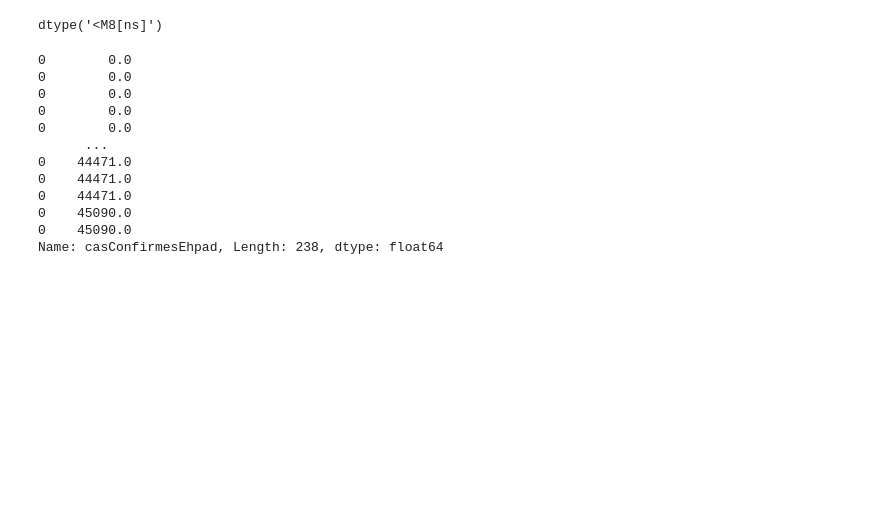
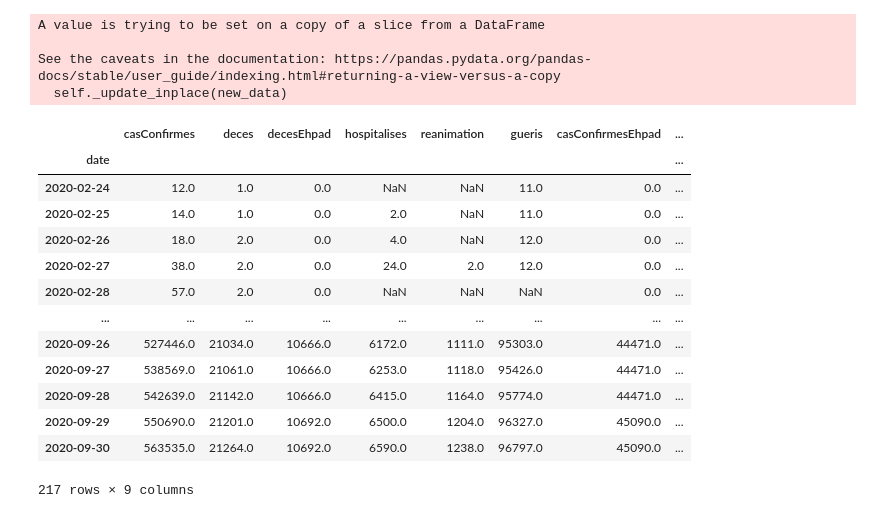
Before and after one commit to sailab-code/learning-sidarthe, a Jupyter notebook: data/dati-fr/process_fr_data.ipynb, the cells around one changed output. Drawn from its saved outputs; the diff is of its cells as text; code cells hidden in the pictures; blank space fills up the shorter version.

```diff
--- a/data/dati-fr/process_fr_data.ipynb
+++ b/data/dati-fr/process_fr_data.ipynb
@@ -14,15 +14,16 @@ yaml_files = [os.path.join(yaml_path,f) for f in os.listdir(yaml_path) if os.pat
 
 df = pd.DataFrame()
 
+data = []
+
 for y_file in yaml_files:
     with open(y_file) as f:
         y_dict = yaml.load(f)
-        tmp = pd.io.json.json_normalize(y_dict["donneesNationales"])
-        tmp["date"] = pd.to_datetime(y_dict["date"])
-        #print(tmp)
-        df = pd.concat((df, tmp), axis="index")
+        y_dict["donneesNationales"]["date"] = y_dict["date"]
+        data.append(y_dict["donneesNationales"])
 
-#print(df[usefulCols])
-df["date"].dtype
+
+df = pd.DataFrame(data=data)
+df["date"] = pd.to_datetime(df["date"])
+df.set_index("date", inplace=True)
+df = df["2020-02-24":]
-# %% [output]
-dtype('<M8[ns]')
@@ -32,16 +30 @@ df.casConfirmesEhpad.fillna(0, inplace=True)
-# %%
-df.casConfirmesEhpad
-# %% [output]
-0        0.0
-0        0.0
-0        0.0
-0        0.0
-0        0.0
-      ...
-0    44471.0
-0    44471.0
-0    44471.0
-0    45090.0
-0    45090.0
-Name: casConfirmesEhpad, Length: 238, dtype: float64
 # %%
@@ -50,5 +33,28 @@ df = df[usefulCols].reset_index()
 # %%
 df.to_csv("fr_data_raw.csv")
+# %%
+df[:"2020-04-01"].decesEhpad.fillna(0, inplace=True)
+df[:"2020-04-12"].casConfirmesEhpad.fillna(0, inplace=True)
+df
+# %% [output]
+A value is trying to be set on a copy of a slice from a DataFrame
+
+See the caveats in the documentation: https://pandas.pydata.org/pandas-docs/stable/user_guide/indexing.html#returning-a-view-versus-a-copy
+  self._update_inplace(new_data)
+|  | casConfirmes | deces | decesEhpad | hospitalises | reanimation | gueris | casConfirmesEhpad | ... |
+| date |  |  |  |  |  |  |  | ... |
+| 2020-02-24 | 12.0 | 1.0 | 0.0 | NaN | NaN | 11.0 | 0.0 | ... |
+| 2020-02-25 | 14.0 | 1.0 | 0.0 | 2.0 | NaN | 11.0 | 0.0 | ... |
+| 2020-02-26 | 18.0 | 2.0 | 0.0 | 4.0 | NaN | 12.0 | 0.0 | ... |
+| 2020-02-27 | 38.0 | 2.0 | 0.0 | 24.0 | 2.0 | 12.0 | 0.0 | ... |
+| 2020-02-28 | 57.0 | 2.0 | 0.0 | NaN | NaN | NaN | 0.0 | ... |
+| ... | ... | ... | ... | ... | ... | ... | ... | ... |
+| 2020-09-26 | 527446.0 | 21034.0 | 10666.0 | 6172.0 | 1111.0 | 95303.0 | 44471.0 | ... |
+| 2020-09-27 | 538569.0 | 21061.0 | 10666.0 | 6253.0 | 1118.0 | 95426.0 | 44471.0 | ... |
+| 2020-09-28 | 542639.0 | 21142.0 | 10666.0 | 6415.0 | 1164.0 | 95774.0 | 44471.0 | ... |
+| 2020-09-29 | 550690.0 | 21201.0 | 10692.0 | 6500.0 | 1204.0 | 96327.0 | 45090.0 | ... |
+| 2020-09-30 | 563535.0 | 21264.0 | 10692.0 | 6590.0 | 1238.0 | 96797.0 | 45090.0 | ... |
+217 rows × 9 columns
 # %%
 #g = sns.lineplot(data=df.drop("date", axis=1))
 plotCols = ["casConfirmes", "deces", "hospitalises", "reanimation", "gueris"]
```
Also changed, not shown: parts of 8 cells of this notebook, 2 other files.
